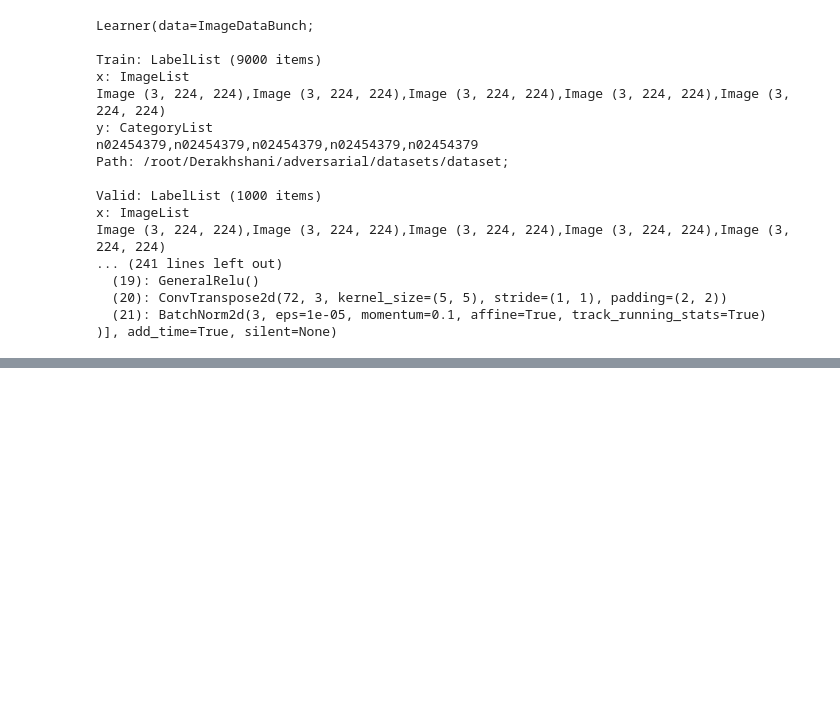
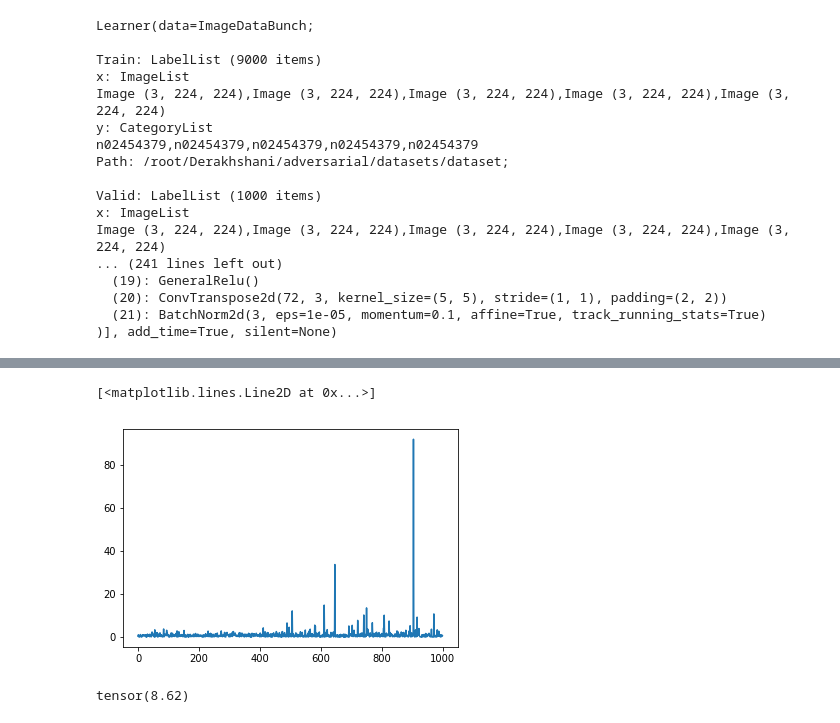
Before and after one commit to ahmad-PH/nag-notebooks, a Jupyter notebook: NAG_generalRelu.ipynb, the cells around one changed output, grey strips where cells are left out. Saved outputs shown, nothing was run; the diff lists cells and outputs as text; code cells hidden in the pictures; blank space fills up the shorter version.

Commit message:
resnet50_36 results

```diff
--- a/NAG_generalRelu.ipynb
+++ b/NAG_generalRelu.ipynb
@@ -866,7 +872,7 @@ class FeatureLoss(nn.Module):
 # %%
 feat_loss = FeatureLoss(arch, layers, layer_weights)
 # %%
-env.save_filename = 'resnet50_x'
+env.save_filename = 'resnet50_36'
 # env.save_filename = 'resnet50_17'
 # env.save_filename = 'vgg16_32'
 
@@ -888,7 +894,8 @@ learn = Learner(data, gen, loss_func = feat_loss, metrics=[validation], callback
 # !cp "/content/gdrive/My Drive/DL/models/vgg16_12-last.pth"  "/content/"
 # learn.load('/content/vgg16_12-last')
 
-load_filename = 'resnet50_30/resnet50_30_99'
+load_filename = 'resnet50_startpoint_0'
+# load_filename = 'resnet50_33/resnet50_33_39'
 # load_filename = 'investigate_resnet50_2/3/resnet50_5'
 # load_filename = 'vgg16_30/vgg16_30_69'
 # load_filename = 'vgg16_12-last'
@@ -1121,7 +980,8 @@ saver_every_epoch = SaveModelCallback(learn, every='epoch', name=env.save_filena
 # with Hooks(gen, append_stats_normal) as hooks:
 #   learn.fit(1, lr=5e-03, wd = 0., callbacks=[saver_best, saver_every_epoch])
 
-learn.fit(200, lr=1e-2, wd = 0.001, callbacks=[saver_best, saver_every_epoch])
+# 40 is too much, use just 20
+learn.fit(40, lr=1e-2, wd = 0.001, callbacks=[saver_best, saver_every_epoch])
 
 # # learn.fit(70, lr=1e-02, wd = 0.001, callbacks=[saver_best, saver_every_epoch])
 
@@ -1503,0 +1317,8 @@ distance_from_uniform(values)
+# %%
+#resnet33
+#on validation
+%precision 2
+# n, hist = targeted_diversity(learn, 150, 95)
+# n, hist
+n, hist, tk = diversity(learn, 10, 95)
+n, hist, tk
@@ -1504,3 +1360,15 @@ distance_from_uniform(values)
+# %%
+sorted_hist = sorted(hist, key=lambda x: x[0], reverse = False)
+values = [elem[1] for elem in sorted_hist]
+import matplotlib.pyplot as plt
+plt.plot(values)
+# %% [output]
+[<matplotlib.lines.Line2D at 0x...>]
+[figure, added]
+# %%
+entropy(values)
+# %% [output]
+tensor(8.62)
 # %%
 def make_triplet_samples(z, margin, r2, r3):
   positive_sample = z + random_vector_volume(z.shape, 0, margin).cuda()
```
Also changed, not shown: parts of 14 cells of this notebook.
